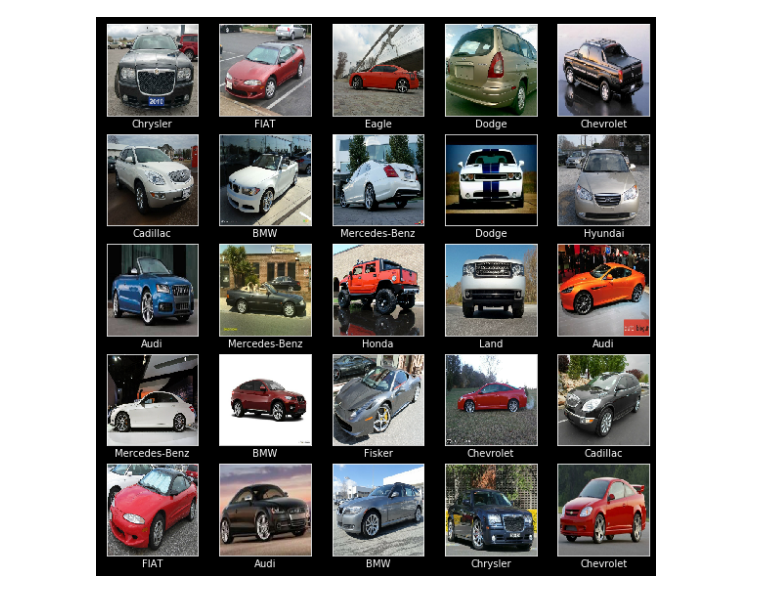
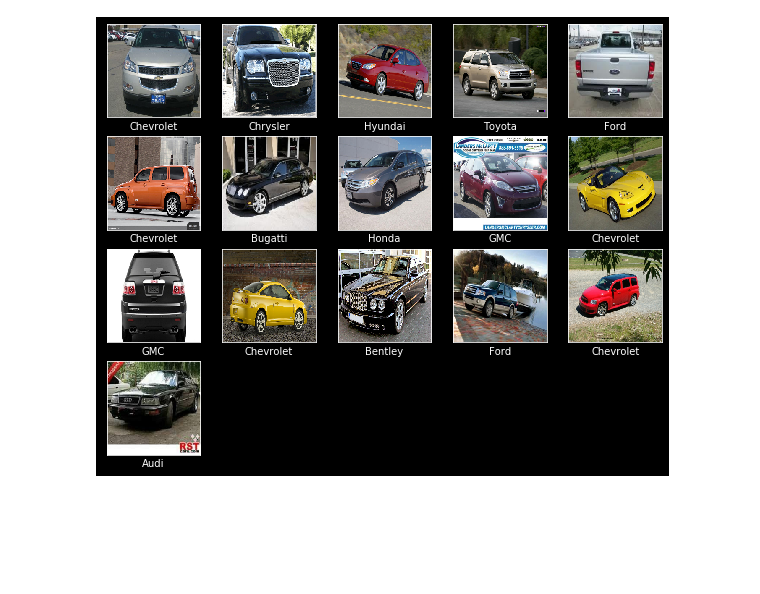
Before and after one commit to kittyschulz/visual_census, a Jupyter notebook: tf2_sandbox.ipynb, the cells around one changed output. Saved outputs shown, nothing was run; the diff lists cells and outputs as text; code cells hidden in the pictures; blank space fills up the shorter version.

Commit message:
increased batch size for classifier and added test images

```diff
--- a/tf2_sandbox.ipynb
+++ b/tf2_sandbox.ipynb
@@ -61,7 +61,7 @@ test_image_names = np.array([item.name for item in test_data_dir.glob('*')])
 list_ds = tf.data.Dataset.list_files(str('/Users/katerina/Workspace/visual_census/data/training_data/cars_train copy/*'))
 list_ds_test = tf.data.Dataset.list_files(str('/Users/katerina/Workspace/visual_census/data/training_data/cars_test/*'))
 # %%
-BATCH_SIZE = 16
+BATCH_SIZE = 32
 IMG_HEIGHT = 224
 IMG_WIDTH = 224
 STEPS_PER_EPOCH = np.ceil(train_image_count/BATCH_SIZE)
@@ -203,15 +203,15 @@ main()
 # %%
 plt.figure(figsize=(10,10))
-for i in range(25):
+for i in range(16):
     plt.subplot(5,5,i+1)
     plt.xticks([])
     plt.yticks([])
     plt.grid(False)
     plt.imshow(image_batch[i], cmap=plt.cm.binary)
     # The CIFAR labels happen to be arrays,
     # which is why you need the extra index
     plt.xlabel(np.array(car_makes['mnfr'])[label_batch[i]][0])
 plt.show()
 # %% [output]
-[figure, old version]
+[figure, new version]
 # %%
```
Also changed, not shown: parts of 7 cells of this notebook.
